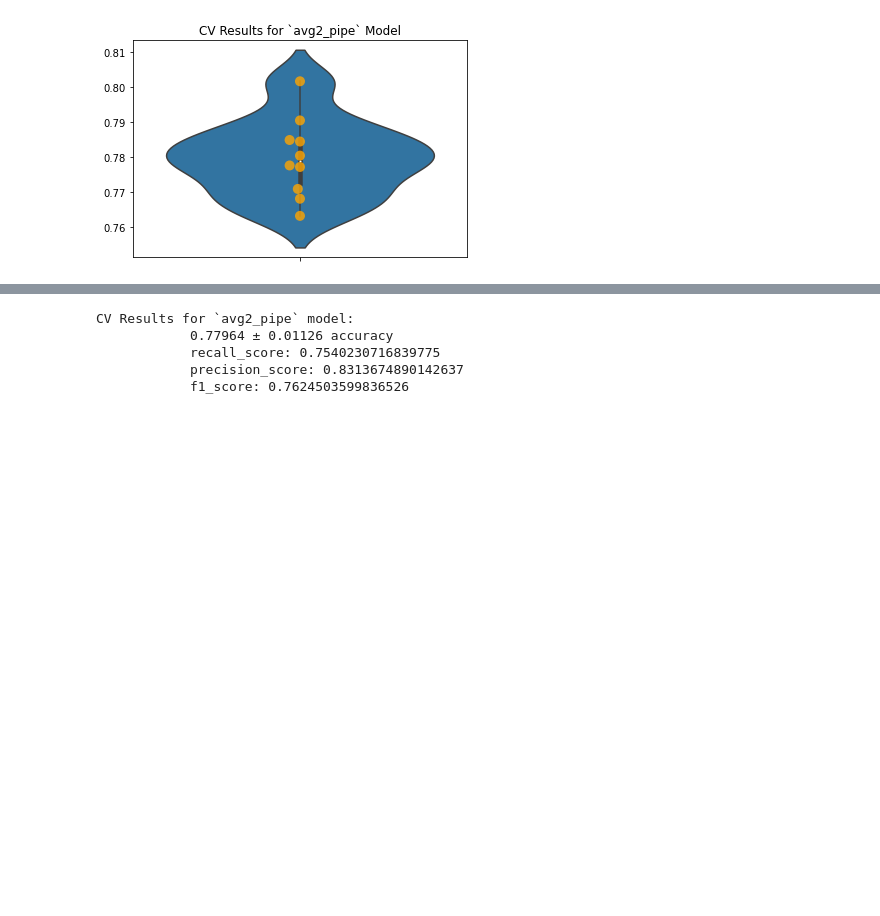
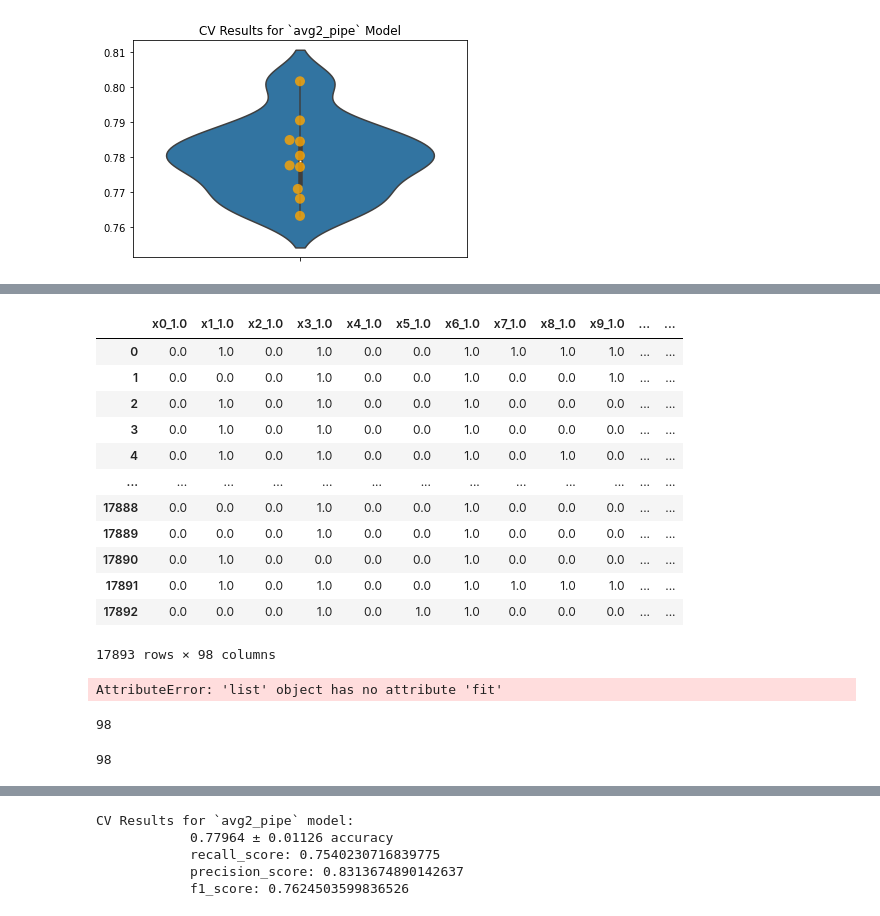
Before and after one commit to ZachRauch/Flu-Shot-Learning, a Jupyter notebook: Workspace/Workflow_With_Seasonal.ipynb, the cells around one changed output, grey strips where cells are left out. Saved outputs shown, nothing was run; the diff lists cells and outputs as text; code cells hidden in the pictures; blank space fills up the shorter version.

```diff
--- a/Workspace/Workflow_With_Seasonal.ipynb
+++ b/Workspace/Workflow_With_Seasonal.ipynb
@@ -1208,0 +1235,9 @@ avg2_pipe.plot_cv(ax=ax);
+# %%
+# Accessing one-hot encoded feature names
+ohe_col_names = avg2_model_pipe.named_steps['ct'].named_transformers_['subpipe_cat']['ohe'].get_feature_names_out()
+
+# Converting to list
+ohe_cat_cols = ohe_col_names.tolist()
+# %%
+post_ct_cols = ohe_cat_cols + num_cols
+post_ct_cols
@@ -1208,0 +1264,32 @@ avg2_pipe.plot_cv(ax=ax);
+# %%
+X_post = pd.DataFrame(avg2_model_pipe.named_steps['ct'].fit_transform(X_train1,y_train1), columns=post_ct_cols)
+X_post
+# %% [output]
+|  | x0_1.0 | x1_1.0 | x2_1.0 | x3_1.0 | x4_1.0 | x5_1.0 | x6_1.0 | x7_1.0 | x8_1.0 | x9_1.0 | ... | ... |
+| 0 | 0.0 | 1.0 | 0.0 | 1.0 | 0.0 | 0.0 | 1.0 | 1.0 | 1.0 | 1.0 | ... | ... |
+| 1 | 0.0 | 0.0 | 0.0 | 1.0 | 0.0 | 0.0 | 1.0 | 0.0 | 0.0 | 1.0 | ... | ... |
+| 2 | 0.0 | 1.0 | 0.0 | 1.0 | 0.0 | 0.0 | 1.0 | 0.0 | 0.0 | 0.0 | ... | ... |
+| 3 | 0.0 | 1.0 | 0.0 | 1.0 | 0.0 | 0.0 | 1.0 | 0.0 | 0.0 | 0.0 | ... | ... |
+| 4 | 0.0 | 1.0 | 0.0 | 1.0 | 0.0 | 0.0 | 1.0 | 0.0 | 1.0 | 0.0 | ... | ... |
+| ... | ... | ... | ... | ... | ... | ... | ... | ... | ... | ... | ... | ... |
+| 17888 | 0.0 | 0.0 | 0.0 | 1.0 | 0.0 | 0.0 | 1.0 | 0.0 | 0.0 | 0.0 | ... | ... |
+| 17889 | 0.0 | 0.0 | 0.0 | 1.0 | 0.0 | 0.0 | 1.0 | 0.0 | 0.0 | 0.0 | ... | ... |
+| 17890 | 0.0 | 1.0 | 0.0 | 0.0 | 0.0 | 0.0 | 1.0 | 0.0 | 0.0 | 0.0 | ... | ... |
+| 17891 | 0.0 | 1.0 | 0.0 | 1.0 | 0.0 | 0.0 | 1.0 | 1.0 | 1.0 | 1.0 | ... | ... |
+| 17892 | 0.0 | 0.0 | 0.0 | 1.0 | 0.0 | 1.0 | 1.0 | 0.0 | 0.0 | 0.0 | ... | ... |
+17893 rows × 98 columns
+# %%
+for alg in avg2_model_pipe.named_steps['avg2'].named_estimators:
+    clf = avg2_model_pipe.named_steps['avg2'].named_estimators[alg]
+    feat_imp = clf.fit(X_post, y_train1).feature_importances_
+feat_imp
+# %% [output]
+AttributeError: 'list' object has no attribute 'fit'
+# %%
+len(feat_imp)
+# %% [output]
+98
+# %%
+len(post_ct_cols)
+# %% [output]
+98
```
Also changed, not shown: parts of 27 cells of this notebook, 4 other files.
